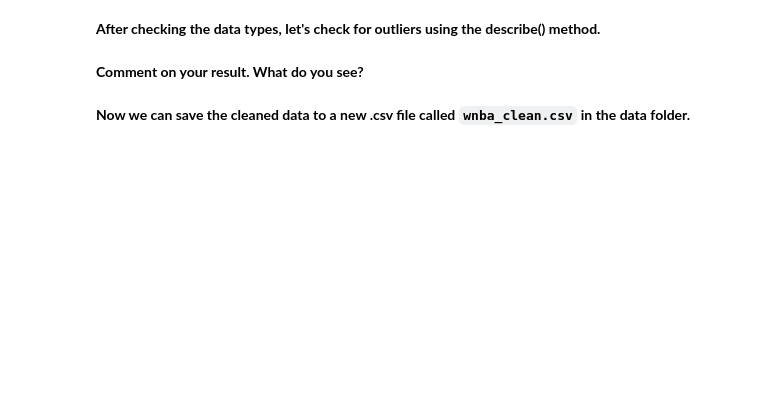
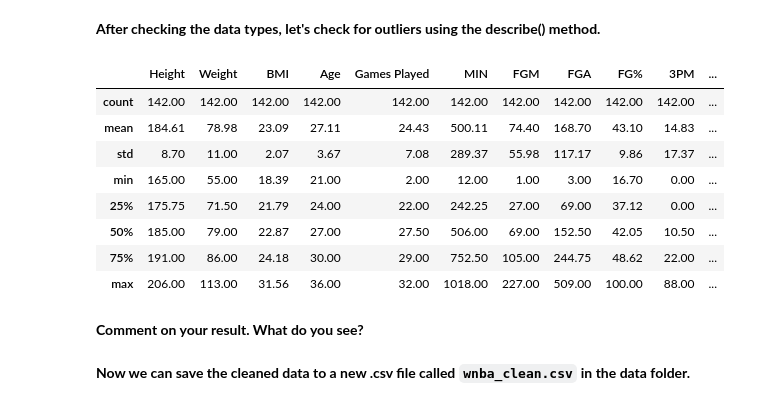
Before and after one commit to ta-data-lis/M2-mini-project2, a Jupyter notebook: your-code/1.-Data-Cleaning.ipynb, the cells around one changed output. Cells and saved outputs as stored; diff of their text form; code cells hidden in the pictures; blank space fills up the shorter version.

```diff
--- a/your-code/1.-Data-Cleaning.ipynb
+++ b/your-code/1.-Data-Cleaning.ipynb
@@ -66,5 +152,16 @@ It looks like most of the data types are correct. Birthdate column could be cast
 **After checking the data types, let's check for outliers using the describe() method.**
 # %%
 #your code here
+round(wnba.describe(), 2)
+# %% [output]
+|  | Height | Weight | BMI | Age | Games Played | MIN | FGM | FGA | FG% | 3PM | ... |
+| count | 142.00 | 142.00 | 142.00 | 142.00 | 142.00 | 142.00 | 142.00 | 142.00 | 142.00 | 142.00 | ... |
+| mean | 184.61 | 78.98 | 23.09 | 27.11 | 24.43 | 500.11 | 74.40 | 168.70 | 43.10 | 14.83 | ... |
+| std | 8.70 | 11.00 | 2.07 | 3.67 | 7.08 | 289.37 | 55.98 | 117.17 | 9.86 | 17.37 | ... |
+| min | 165.00 | 55.00 | 18.39 | 21.00 | 2.00 | 12.00 | 1.00 | 3.00 | 16.70 | 0.00 | ... |
+| 25% | 175.75 | 71.50 | 21.79 | 24.00 | 22.00 | 242.25 | 27.00 | 69.00 | 37.12 | 0.00 | ... |
+| 50% | 185.00 | 79.00 | 22.87 | 27.00 | 27.50 | 506.00 | 69.00 | 152.50 | 42.05 | 10.50 | ... |
+| 75% | 191.00 | 86.00 | 24.18 | 30.00 | 29.00 | 752.50 | 105.00 | 244.75 | 48.62 | 22.00 | ... |
+| max | 206.00 | 113.00 | 31.56 | 36.00 | 32.00 | 1018.00 | 227.00 | 509.00 | 100.00 | 88.00 | ... |
 # %% [markdown]
 **Comment on your result. What do you see?**
```
Also changed, not shown: parts of 14 cells of this notebook, 1 other file.
